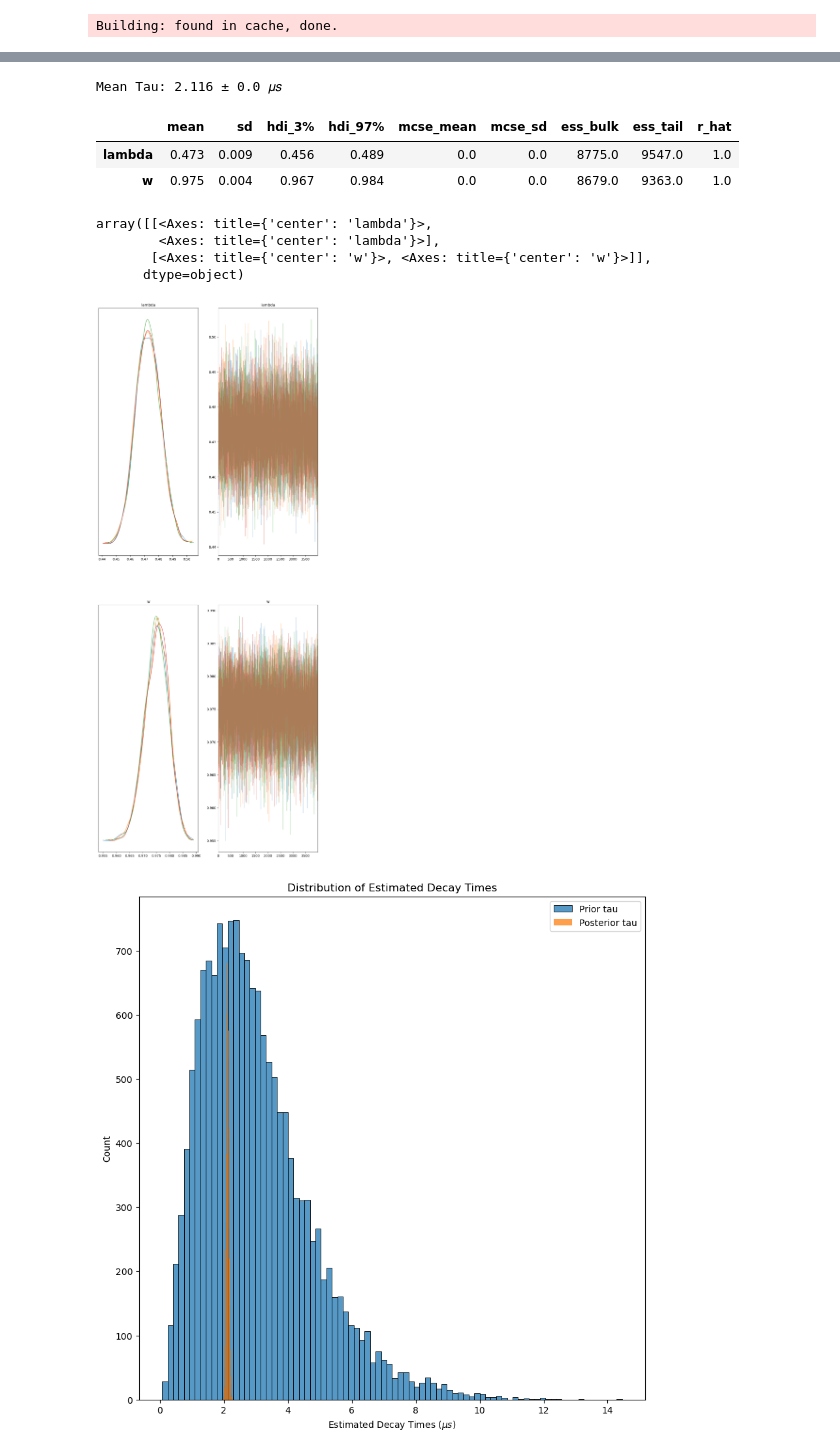
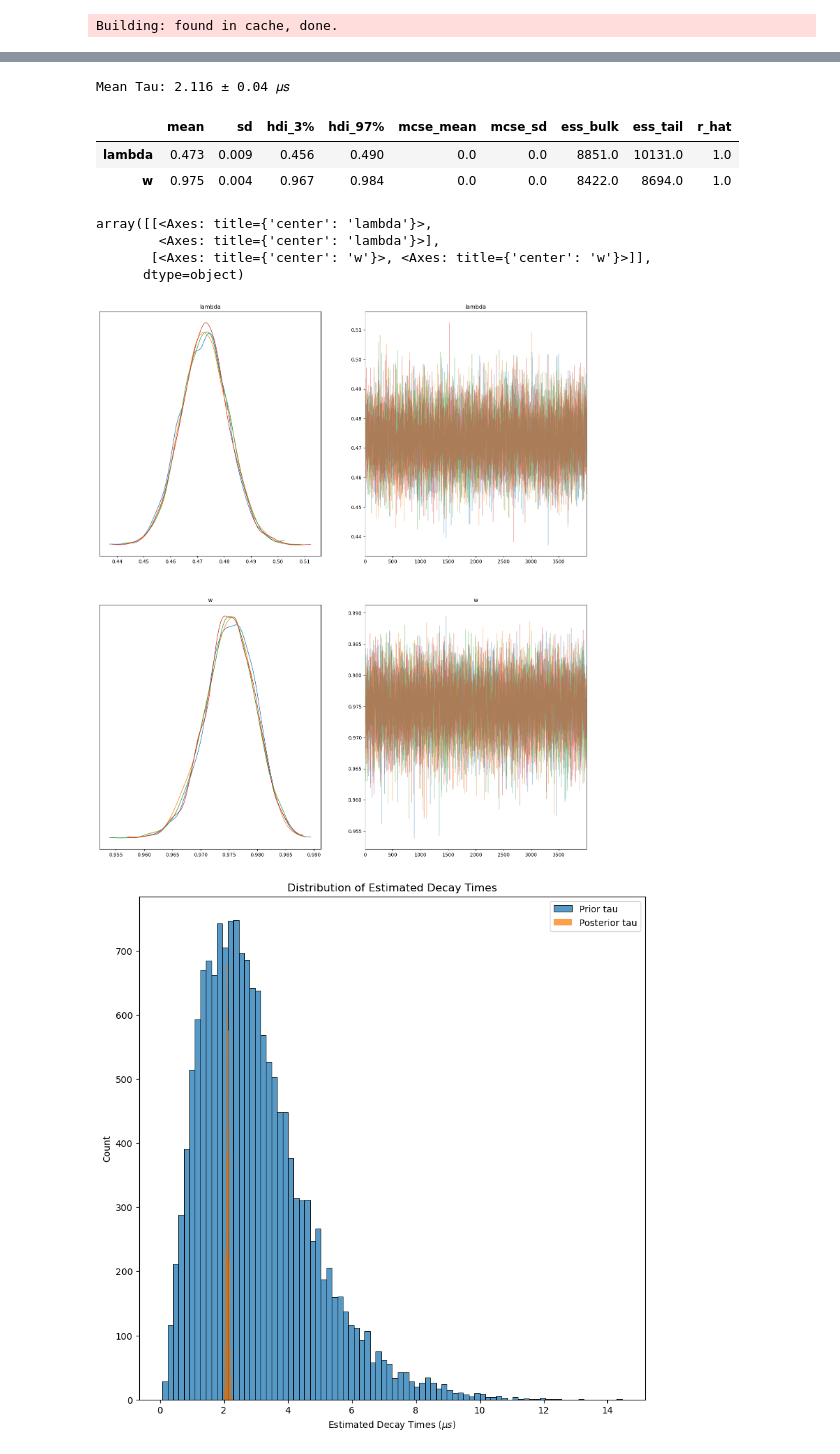
Before and after one commit to NightHydra/CognitiveModelingHomework, a Jupyter notebook: Project/muonPhysics.ipynb, the cells around one changed output, grey strips where cells are left out. Cells and saved outputs as stored; diff of their text form; code cells hidden in the pictures.

```diff
--- a/Project/muonPhysics.ipynb
+++ b/Project/muonPhysics.ipynb
@@ -283,23 +287,23 @@ Sampling:   4% (700/20000)
 tau_estimated = 1/fit["lambda"][0]
 w_estimated = fit['w'][0]
 
-print(f"Mean Tau: {np.round(np.mean(tau_estimated), 3)} ± {np.round(np.std(tau_estimated))} 𝜇𝑠") #Is the mean even what we actually want? (DEBUG)
+print(f"Mean Tau: {np.round(np.mean(tau_estimated), 3)} ± {np.round(np.std(tau_estimated), 3)} 𝜇𝑠") #Is the mean even what we actually want? (DEBUG)
 az.summary(fit, var_names=['lambda', 'w'], filter_vars="like")
 # %% [output]
-Mean Tau: 2.116 ± 0.0 𝜇𝑠
+Mean Tau: 2.116 ± 0.04 𝜇𝑠
 |  | mean | sd | hdi_3% | hdi_97% | mcse_mean | mcse_sd | ess_bulk | ess_tail | r_hat |
-| lambda | 0.473 | 0.009 | 0.456 | 0.489 | 0.0 | 0.0 | 8775.0 | 9547.0 | 1.0 |
-| w | 0.975 | 0.004 | 0.967 | 0.984 | 0.0 | 0.0 | 8679.0 | 9363.0 | 1.0 |
+| lambda | 0.473 | 0.009 | 0.456 | 0.490 | 0.0 | 0.0 | 8851.0 | 10131.0 | 1.0 |
+| w | 0.975 | 0.004 | 0.967 | 0.984 | 0.0 | 0.0 | 8422.0 | 8694.0 | 1.0 |
 # %%
 columns_to_plot_trace_of = ['lambda', 'w']
 
-az.plot_trace(fit, var_names=columns_to_plot_trace_of, filter_vars='like', compact=False, figsize=(12, 30))
+az.plot_trace(fit, var_names=columns_to_plot_trace_of, filter_vars='like', compact=False, figsize=(18, 20))
 # %% [output]
 array([[<Axes: title={'center': 'lambda'}>,
         <Axes: title={'center': 'lambda'}>],
        [<Axes: title={'center': 'w'}>, <Axes: title={'center': 'w'}>]],
       dtype=object)
-[figure, old version]
+[figure, new version]
 # %%
 # Plot prior and posterior distributions of the decay time
 tau_prior = np.random.gamma(3, scale=1, size=tau_estimated.shape)
```
Also changed, not shown: parts of 11 cells of this notebook.
